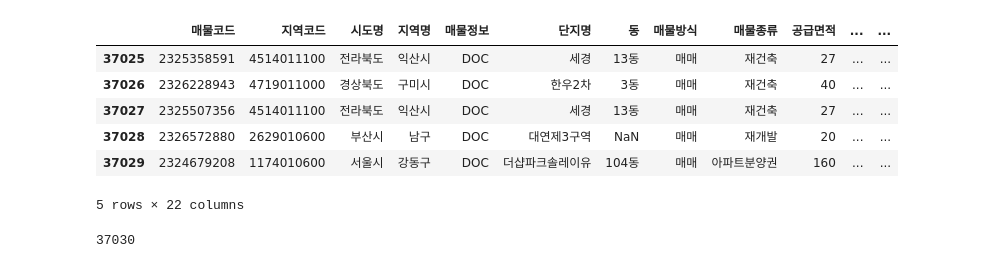
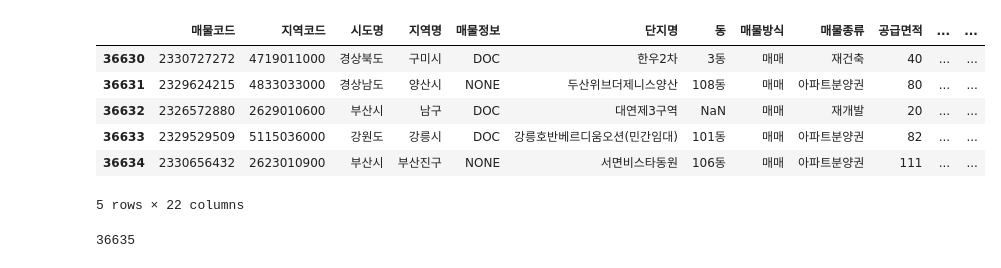
Before and after one commit to sizipusx/fundamental, a Jupyter notebook: jupyterlab/재개발재건축_db.ipynb, the cells around one changed output. Drawn from its saved outputs; the diff is of its cells as text; code cells hidden in the pictures.

```diff
--- a/jupyterlab/재개발재건축_db.ipynb
+++ b/jupyterlab/재개발재건축_db.ipynb
@@ -4,18 +4,18 @@ import pandas as pd
 
 rcon = sqlite3.connect('C:/Users/user/fundamental/files/rebuild_house.db')
 # %%
-file_path = "C:/Users/user/OneDriveData/개인/data/부동산 기본 파일/매물시세/2023-06-25_재개발분양권_전체시세.xlsx"
+file_path = "C:/Users/user/OneDriveData/개인/data/부동산 기본 파일/매물시세/2023-07-23_재개발분양권_전체시세.xlsx"
 rebuild_dict = pd.ExcelFile(file_path)
 total_df =  rebuild_dict.parse("Sheet2", parse_dates=False) # dtype={'구분': str})
 sum_df =  rebuild_dict.parse("Sheet3", parse_dates=False) #, dtype={'구분': str})
 total_df.tail()
 # %% [output]
 |  | 매물코드 | 지역코드 | 시도명 | 지역명 | 매물정보 | 단지명 | 동 | 매물방식 | 매물종류 | 공급면적 | ... | ... |
-| 37025 | 2325358591 | 4514011100 | 전라북도 | 익산시 | DOC | 세경 | 13동 | 매매 | 재건축 | 27 | ... | ... |
-| 37026 | 2326228943 | 4719011000 | 경상북도 | 구미시 | DOC | 한우2차 | 3동 | 매매 | 재건축 | 40 | ... | ... |
-| 37027 | 2325507356 | 4514011100 | 전라북도 | 익산시 | DOC | 세경 | 13동 | 매매 | 재건축 | 27 | ... | ... |
-| 37028 | 2326572880 | 2629010600 | 부산시 | 남구 | DOC | 대연제3구역 | NaN | 매매 | 재개발 | 20 | ... | ... |
-| 37029 | 2324679208 | 1174010600 | 서울시 | 강동구 | DOC | 더샵파크솔레이유 | 104동 | 매매 | 아파트분양권 | 160 | ... | ... |
+| 36630 | 2330727272 | 4719011000 | 경상북도 | 구미시 | DOC | 한우2차 | 3동 | 매매 | 재건축 | 40 | ... | ... |
+| 36631 | 2329624215 | 4833033000 | 경상남도 | 양산시 | NONE | 두산위브더제니스양산 | 108동 | 매매 | 아파트분양권 | 80 | ... | ... |
+| 36632 | 2326572880 | 2629010600 | 부산시 | 남구 | DOC | 대연제3구역 | NaN | 매매 | 재개발 | 20 | ... | ... |
+| 36633 | 2329529509 | 5115036000 | 강원도 | 강릉시 | DOC | 강릉호반베르디움오션(민간임대) | 101동 | 매매 | 아파트분양권 | 82 | ... | ... |
+| 36634 | 2330656432 | 2623010900 | 부산시 | 부산진구 | NONE | 서면비스타동원 | 106동 | 매매 | 아파트분양권 | 111 | ... | ... |
 5 rows × 22 columns
 # %%
 # import pandas as pd
@@ -23,7 +23,7 @@ total_df.tail()
 sum_df.to_sql(name="sum", con=rcon, if_exists='replace')
 total_df.to_sql(name="total", con=rcon, if_exists='replace')
 # %% [output]
-37030
+36635
 # %%
 rdf = pd.read_sql("SELECT * FROM 'sum'", rcon)
 rdf
```
Also changed, not shown: parts of 3 cells of this notebook.
